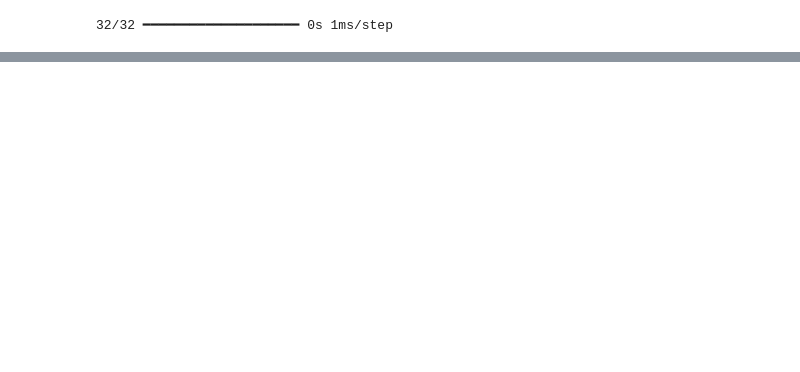
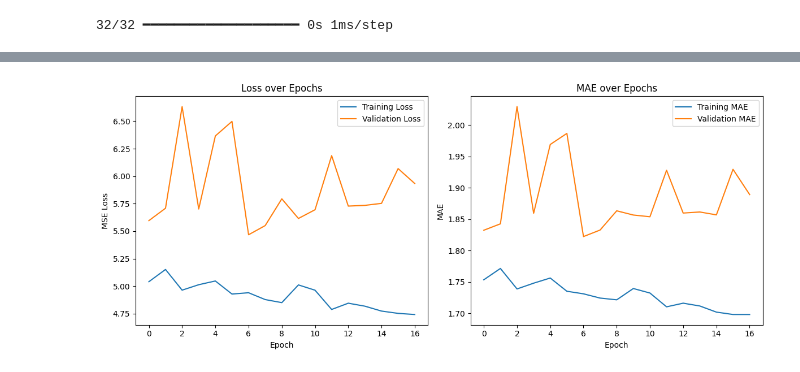
Before and after one commit to AlexanderBulldog/HASFI, a Jupyter notebook: lab_5_GSFP.ipynb, the cells around one changed output, grey strips where cells are left out. Saved outputs shown, nothing was run; the diff lists cells and outputs as text; code cells hidden in the pictures; blank space fills up the shorter version.

Commit message:
Добавлены метрики и выводы

```diff
--- a/lab_5_GSFP.ipynb
+++ b/lab_5_GSFP.ipynb
@@ -1100,9 +1101,9 @@ history = model.fit(
     X_train_scaled, y_train,
     epochs=100,
     batch_size=32,
-    validation_split=0.2,
+    validation_split=0.3,
     callbacks=[
-        tf.keras.callbacks.EarlyStopping(patience=10, restore_best_weights=True)
+        tf.keras.callbacks.EarlyStopping(patience=20, restore_best_weights=True)
     ],
     verbose=1
 )
@@ -1261,0 +1263,81 @@ plt.show()
+# %%
+from sklearn.metrics import mean_absolute_error, mean_squared_error, r2_score
+import seaborn as sns
+
+history = model.fit(
+    X_train_scaled, y_train,
+    epochs=100,
+    batch_size=32,
+    validation_split=0.2,
+    callbacks=[
+        tf.keras.callbacks.EarlyStopping(patience=10, restore_best_weights=True)
+    ],
+    verbose=1
+)
+
+plt.figure(figsize=(12, 5))
+
+plt.subplot(1, 2, 1)
+plt.plot(history.history['loss'], label='Training Loss')
+plt.plot(history.history['val_loss'], label='Validation Loss')
+plt.title('Loss over Epochs')
+plt.xlabel('Epoch')
+plt.ylabel('MSE Loss')
+plt.legend()
+
+plt.subplot(1, 2, 2)
+plt.plot(history.history['mae'], label='Training MAE')
+plt.plot(history.history['val_mae'], label='Validation MAE')
+plt.title('MAE over Epochs')
+plt.xlabel('Epoch')
+plt.ylabel('MAE')
+plt.legend()
+
+plt.tight_layout()
+plt.show()
+
+y_pred = model.predict(X_test_scaled).flatten()
+y_real = y_test
+
+mae = mean_absolute_error(y_real, y_pred)
+mse = mean_squared_error(y_real, y_pred)
+rmse = np.sqrt(mse)
+r2 = r2_score(y_real, y_pred)
+
+print("Метрики на тестовом наборе:")
+print(f"Mean Absolute Error (MAE): {mae:.4f}")
+print(f"Mean Squared Error (MSE): {mse:.4f}")
+print(f"Root Mean Squared Error (RMSE): {rmse:.4f}")
+print(f"R² Score: {r2:.4f}")
+
+plt.figure(figsize=(8,6))
+sns.scatterplot(x=y_real, y=y_pred, alpha=0.5)
+plt.plot([y_real.min(), y_real.max()], [y_real.min(), y_real.max()], 'r--')
+plt.xlabel('Реальные цены (MP-4M)')
+plt.ylabel('Предсказанные цены (Нейронная сеть)')
+plt.title('Реальные vs Предсказанные цены')
+plt.show()
+
+errors = y_pred - y_real
+plt.figure(figsize=(10,6))
+sns.histplot(errors, bins=50, kde=True, color='blue')
+plt.title('Распределение ошибок предсказания нейронной сети')
+plt.xlabel('Ошибка (Предсказанное - Реальное)')
+plt.ylabel('Частота')
+plt.show()
+
+mc_prices, mc_stds = compute_MC_prices(X_test[:1000], K, T, w_fixed, r, rho, X_test[:1000,4:8], N_mc=1000)
+mc_prices = mc_prices[:1000]
+y_real_subset = y_test[:1000]
+
+mae_mc = mean_absolute_error(y_real_subset, mc_prices)
+mse_mc = mean_squared_error(y_real_subset, mc_prices)
+rmse_mc = np.sqrt(mse_mc)
+r2_mc = r2_score(y_real_subset, mc_prices)
+
+print("\nМетрики для Нейронной сети:")
+print(f"MAE: {mae:.4f}, MSE: {mse:.4f}, RMSE: {rmse:.4f}, R²: {r2:.4f}")
+
+print("\nМетрики для метода Монте-Карло:")
+print(f"MAE: {mae_mc:.4f}, MSE: {mse_mc:.4f}, RMSE: {rmse_mc:.4f}, R²: {r2_mc:.4f}")
+# %% [output]
@@ -1261,0 +1361 @@ plt.show()
+[figure, added]
```
Also changed, not shown: parts of 23 cells of this notebook.
